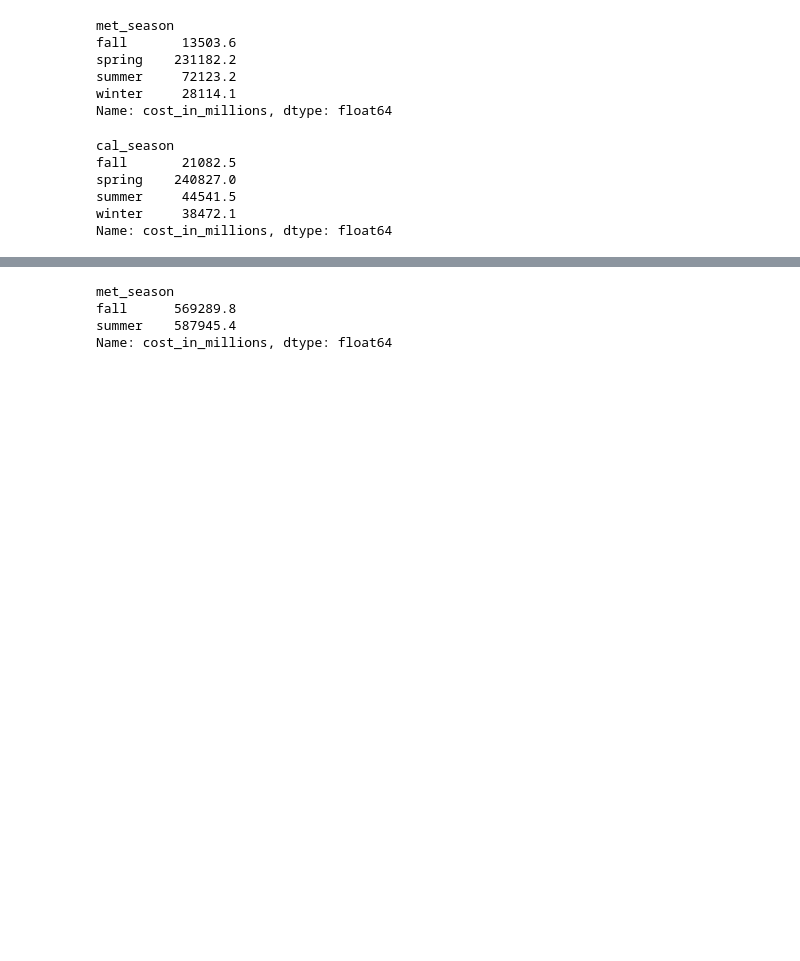
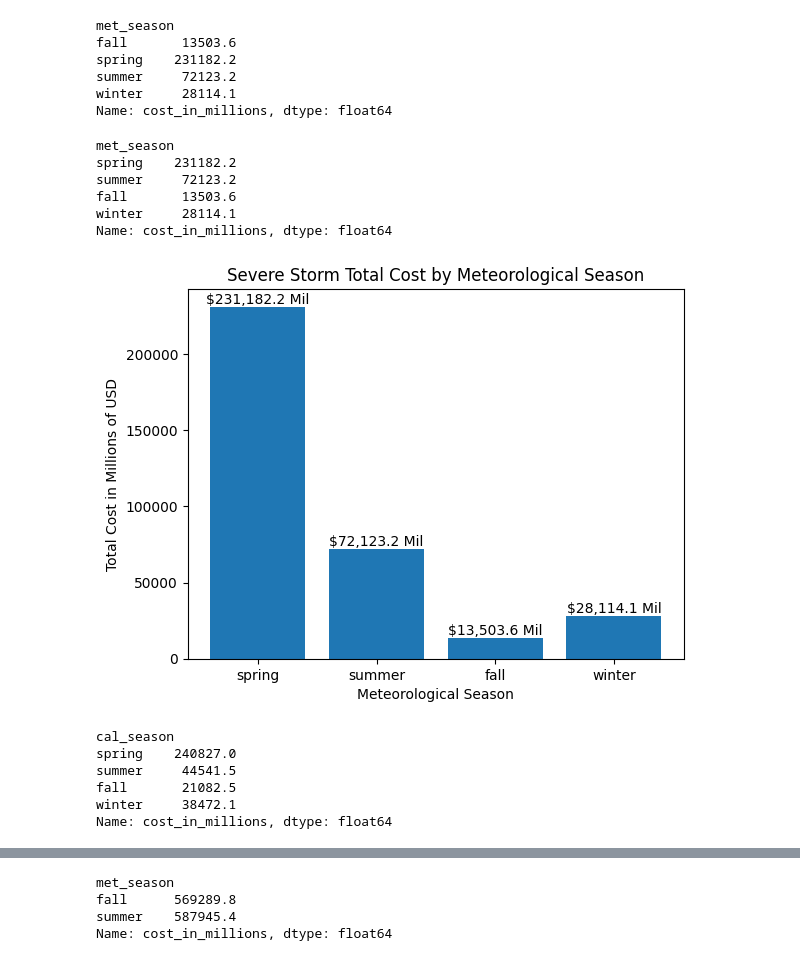
Before and after one commit to ryanlonergan/miniprojects, a Jupyter notebook: storm_damage_viz/storm_damage.ipynb, the cells around one changed output, grey strips where cells are left out. Drawn from its saved outputs; the diff is of its cells as text; code cells hidden in the pictures; blank space fills up the shorter version.

Commit message:
Added bar charts for severe_storm groups to replicate original example viz

```diff
--- a/storm_damage_viz/storm_damage.ipynb
+++ b/storm_damage_viz/storm_damage.ipynb
@@ -132,13 +132,45 @@ spring    231182.2
 summer     72123.2
 winter     28114.1
 Name: cost_in_millions, dtype: float64
+# %%
+# Change the order of the seasons to be chronological instead of alphabetical
+season_order = ['spring', 'summer', 'fall', 'winter']
+met_group_sorted = met_group.loc[season_order]
+print(met_group_sorted)
+# %% [output]
+met_season
+spring    231182.2
+summer     72123.2
+fall       13503.6
+winter     28114.1
+Name: cost_in_millions, dtype: float64
+# %%
+bars = plt.bar(met_group_sorted.index, met_group_sorted.values)
+
+# Annotate the bars with their values
+for bar in bars:
+    height = bar.get_height()
+    plt.annotate(f'${height:,} Mil',
+                 xy=(bar.get_x() + bar.get_width() / 2, height),
+                 xytext=(0, 0),  # change y for vertical offset
+                 textcoords="offset points",
+                 ha='center', va='bottom')
+
+plt.title('Severe Storm Total Cost by Meteorological Season')
+plt.xlabel('Meteorological Season')
+plt.ylabel('Total Cost in Millions of USD')
+plt.xticks(rotation=0)
+plt.show()
+# %% [output]
+[figure, added]
 # %%
 cal_group = severe_storm_df.groupby('cal_season')['cost_in_millions'].sum()
-print(cal_group)
+cal_group_sorted = cal_group.loc[season_order]
+print(cal_group_sorted)
 # %% [output]
 cal_season
-fall       21082.5
 spring    240827.0
 summer     44541.5
+fall       21082.5
 winter     38472.1
 Name: cost_in_millions, dtype: float64
```
Also changed, not shown: parts of 1 cell of this notebook.
